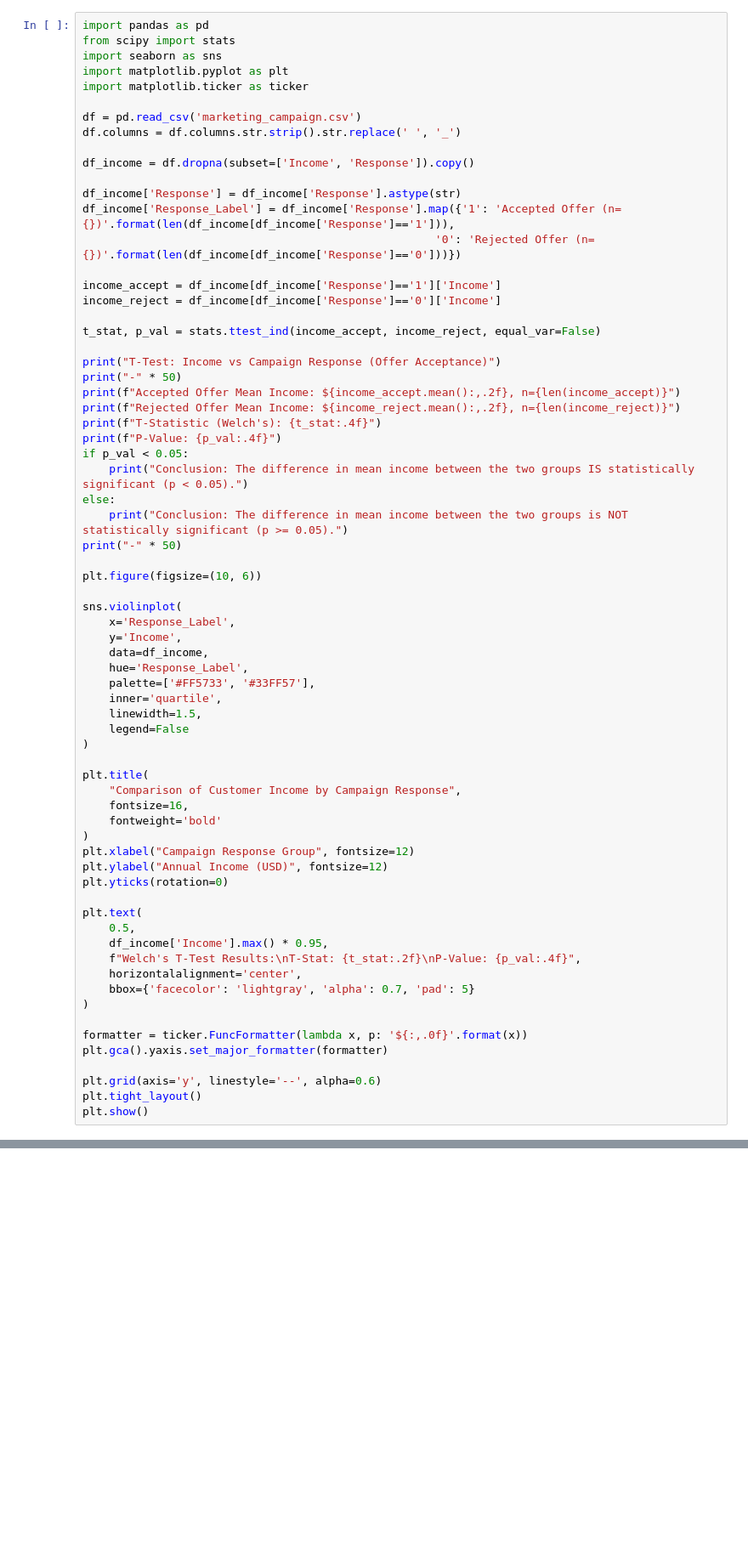
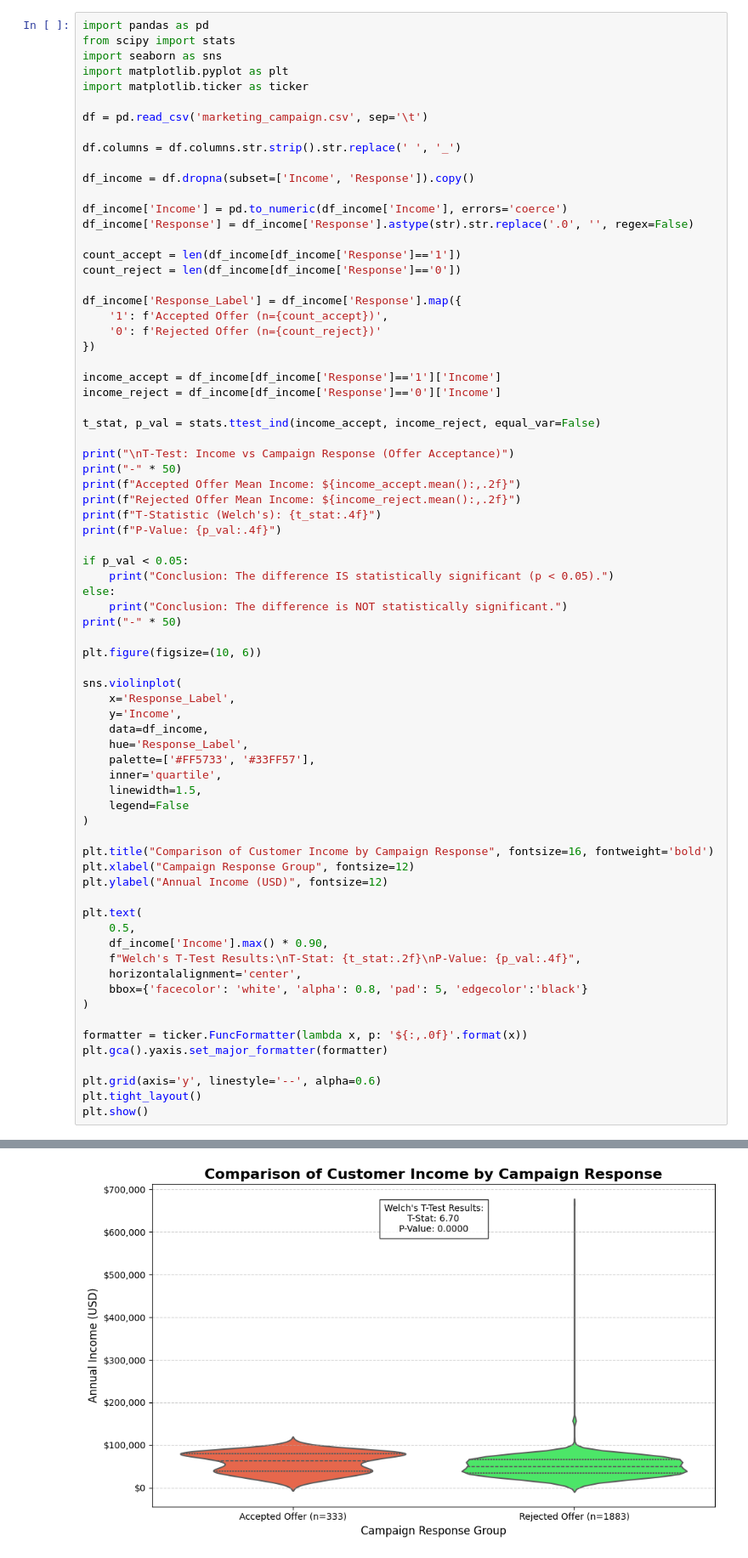
Before and after one commit to ashika-06/Hypothesis-Testing-Marketing-Analysis, a Jupyter notebook: ttest.ipynb, the cells around one changed output, grey strips where cells are left out. Shown at 85% size. Cells and saved outputs as stored; diff of their text form; blank space fills up the shorter version.

```diff
--- a/ttest.ipynb
+++ b/ttest.ipynb
@@ -5,30 +5,39 @@ import seaborn as sns
 import matplotlib.pyplot as plt
 import matplotlib.ticker as ticker
 
-df = pd.read_csv('marketing_campaign.csv')
+df = pd.read_csv('marketing_campaign.csv', sep='\t')
+
 df.columns = df.columns.str.strip().str.replace(' ', '_')
 
 df_income = df.dropna(subset=['Income', 'Response']).copy()
 
-df_income['Response'] = df_income['Response'].astype(str)
-df_income['Response_Label'] = df_income['Response'].map({'1': 'Accepted Offer (n={})'.format(len(df_income[df_income['Response']=='1'])),
-                                                     '0': 'Rejected Offer (n={})'.format(len(df_income[df_income['Response']=='0']))})
+df_income['Income'] = pd.to_numeric(df_income['Income'], errors='coerce')
+df_income['Response'] = df_income['Response'].astype(str).str.replace('.0', '', regex=False)
+
+count_accept = len(df_income[df_income['Response']=='1'])
+count_reject = len(df_income[df_income['Response']=='0'])
+
+df_income['Response_Label'] = df_income['Response'].map({
+    '1': f'Accepted Offer (n={count_accept})',
+    '0': f'Rejected Offer (n={count_reject})'
+})
 
 income_accept = df_income[df_income['Response']=='1']['Income']
 income_reject = df_income[df_income['Response']=='0']['Income']
 
 t_stat, p_val = stats.ttest_ind(income_accept, income_reject, equal_var=False)
 
-print("T-Test: Income vs Campaign Response (Offer Acceptance)")
+print("\nT-Test: Income vs Campaign Response (Offer Acceptance)")
 print("-" * 50)
-print(f"Accepted Offer Mean Income: ${income_accept.mean():,.2f}, n={len(income_accept)}")
-print(f"Rejected Offer Mean Income: ${income_reject.mean():,.2f}, n={len(income_reject)}")
+print(f"Accepted Offer Mean Income: ${income_accept.mean():,.2f}")
+print(f"Rejected Offer Mean Income: ${income_reject.mean():,.2f}")
 print(f"T-Statistic (Welch's): {t_stat:.4f}")
 print(f"P-Value: {p_val:.4f}")
+
 if p_val < 0.05:
-    print("Conclusion: The difference in mean income between the two groups IS statistically significant (p < 0.05).")
+    print("Conclusion: The difference IS statistically significant (p < 0.05).")
 else:
-    print("Conclusion: The difference in mean income between the two groups is NOT statistically significant (p >= 0.05).")
+    print("Conclusion: The difference is NOT statistically significant.")
 print("-" * 50)
 
 plt.figure(figsize=(10, 6))
@@ -44,21 +53,16 @@ sns.violinplot(
     legend=False
 )
 
-plt.title(
-    "Comparison of Customer Income by Campaign Response",
-    fontsize=16,
-    fontweight='bold'
-)
+plt.title("Comparison of Customer Income by Campaign Response", fontsize=16, fontweight='bold')
 plt.xlabel("Campaign Response Group", fontsize=12)
 plt.ylabel("Annual Income (USD)", fontsize=12)
-plt.yticks(rotation=0)
 
 plt.text(
     0.5,
-    df_income['Income'].max() * 0.95,
+    df_income['Income'].max() * 0.90,
     f"Welch's T-Test Results:\nT-Stat: {t_stat:.2f}\nP-Value: {p_val:.4f}",
     horizontalalignment='center',
-    bbox={'facecolor': 'lightgray', 'alpha': 0.7, 'pad': 5}
+    bbox={'facecolor': 'white', 'alpha': 0.8, 'pad': 5, 'edgecolor':'black'}
 )
 
 formatter = ticker.FuncFormatter(lambda x, p: '${:,.0f}'.format(x))
@@ -67,3 +71,4 @@ plt.gca().yaxis.set_major_formatter(formatter)
 plt.grid(axis='y', linestyle='--', alpha=0.6)
 plt.tight_layout()
 plt.show()
+# %% [output]
@@ -69,0 +83 @@ plt.show()
+[figure, added]
```
Also changed, not shown: parts of 1 cell of this notebook, 6 other files.
